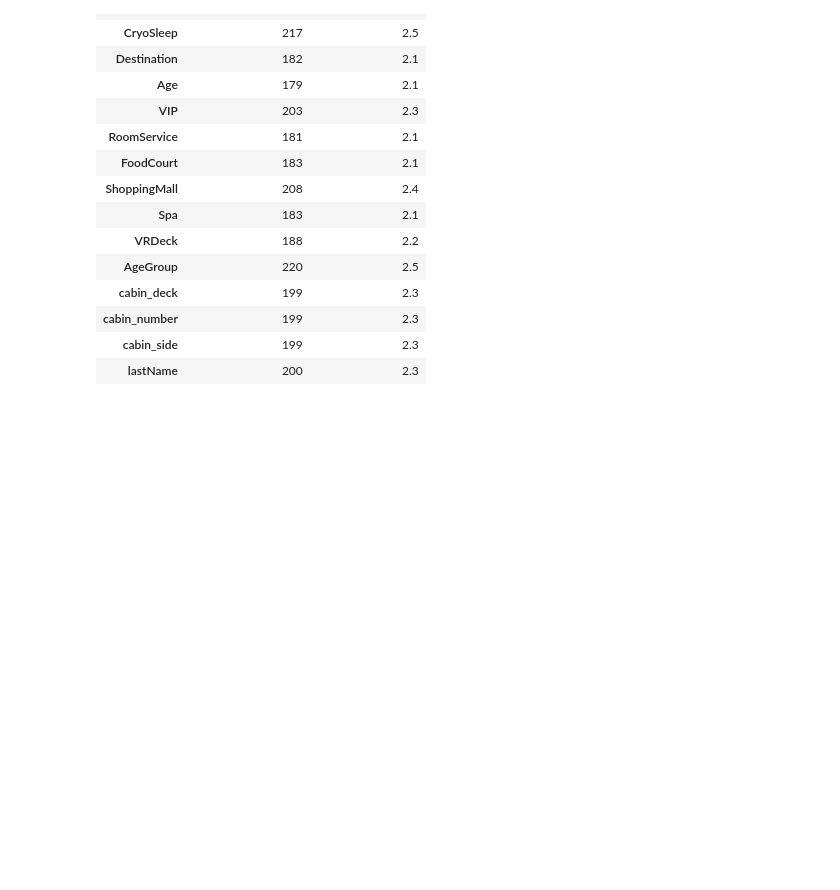
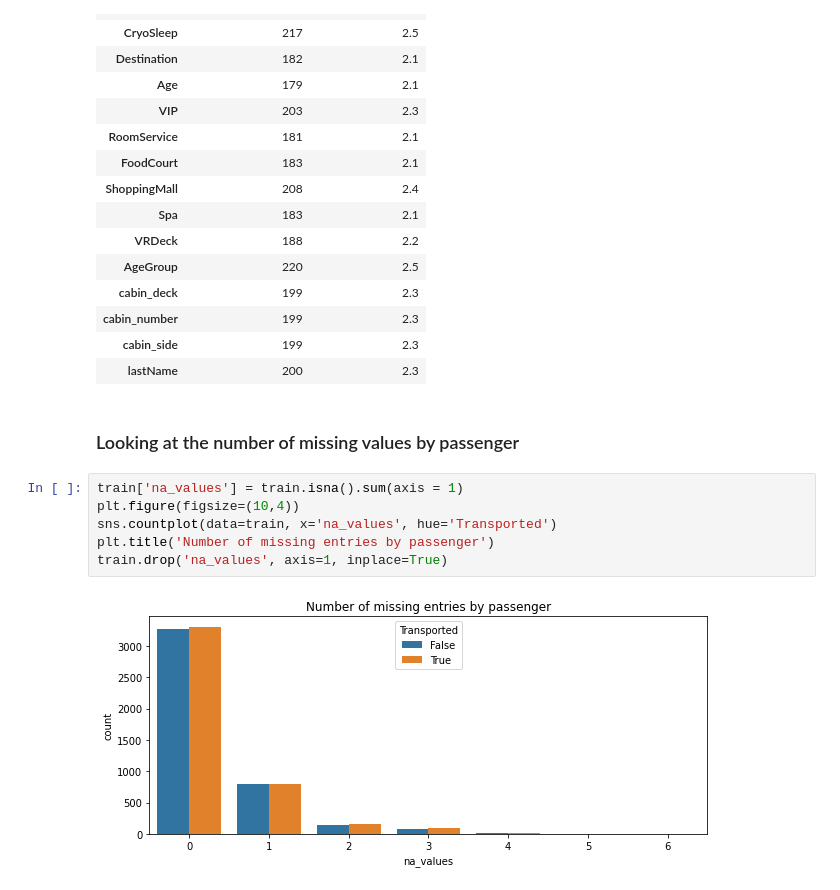
Before and after one commit to danielsaiger1/Data_Analytics, a Jupyter notebook: spaceship-titanic.ipynb, the cells around one changed output. Drawn from its saved outputs; the diff is of its cells as text; blank space fills up the shorter version.

```diff
--- a/spaceship-titanic.ipynb
+++ b/spaceship-titanic.ipynb
@@ -574,3 +574,13 @@ mv_df
 | cabin_number | 199 | 2.3 |
 | cabin_side | 199 | 2.3 |
 | lastName | 200 | 2.3 |
+# %% [markdown]
+### Looking at the number of missing values by passenger
+# %%
+train['na_values'] = train.isna().sum(axis = 1)
+plt.figure(figsize=(10,4))
+sns.countplot(data=train, x='na_values', hue='Transported')
+plt.title('Number of missing entries by passenger')
+train.drop('na_values', axis=1, inplace=True)
+# %% [output]
+[figure, added]
```
